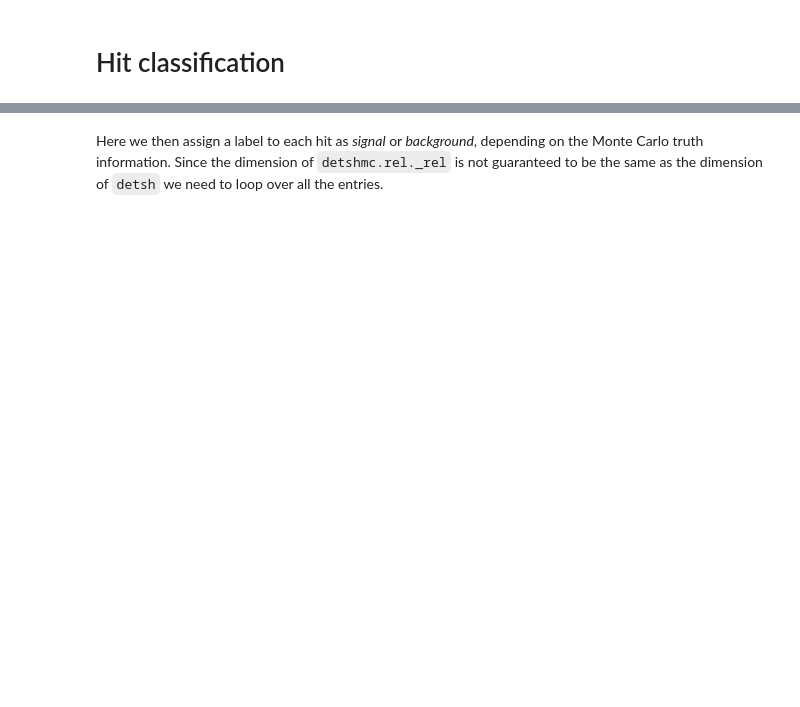
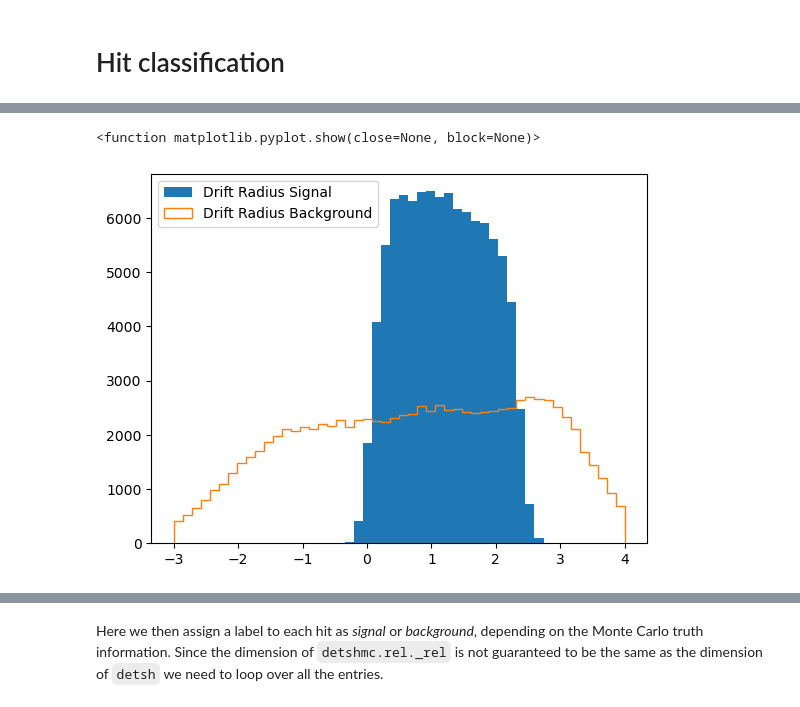
Before and after one commit to jnzhao3/KKTrain, a Jupyter notebook: TrainBkg.ipynb, the cells around one changed output, grey strips where cells are left out. Drawn from its saved outputs; the diff is of its cells as text; code cells hidden in the pictures; blank space fills up the shorter version.

```diff
--- a/TrainBkg.ipynb
+++ b/TrainBkg.ipynb
@@ -30,0 +198,8 @@ with uproot.open("/global/cfs/cdirs/m3712/Mu2e/TrkAna/39501509/nts.brownd.KKSeed
+# %%
+plt.hist(cdrift_sig,label="Drift Radius Signal", bins=50,range=(-3.0,4.0))
+plt.hist(cdrift_back,label="Drift Radius Background", histtype='step', bins=50, range=(-3.0,4.0))
+plt.legend()
+plt.show
+# %% [output]
+<function matplotlib.pyplot.show(close=None, block=None)>
+[figure, added]
```
Also changed, not shown: parts of 31 cells of this notebook.
